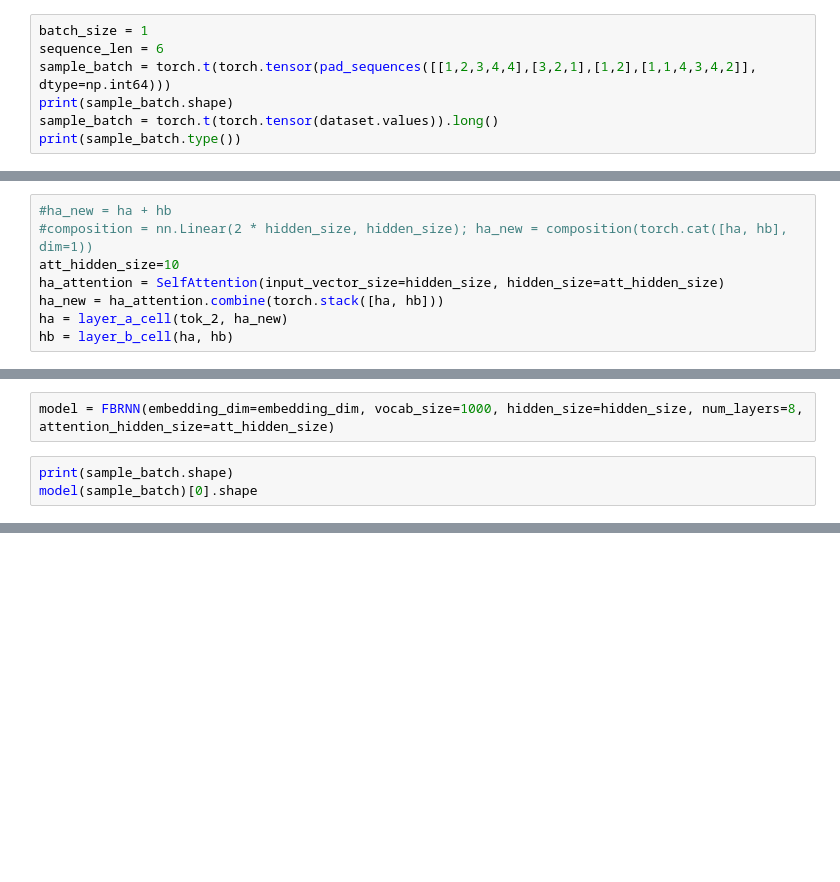
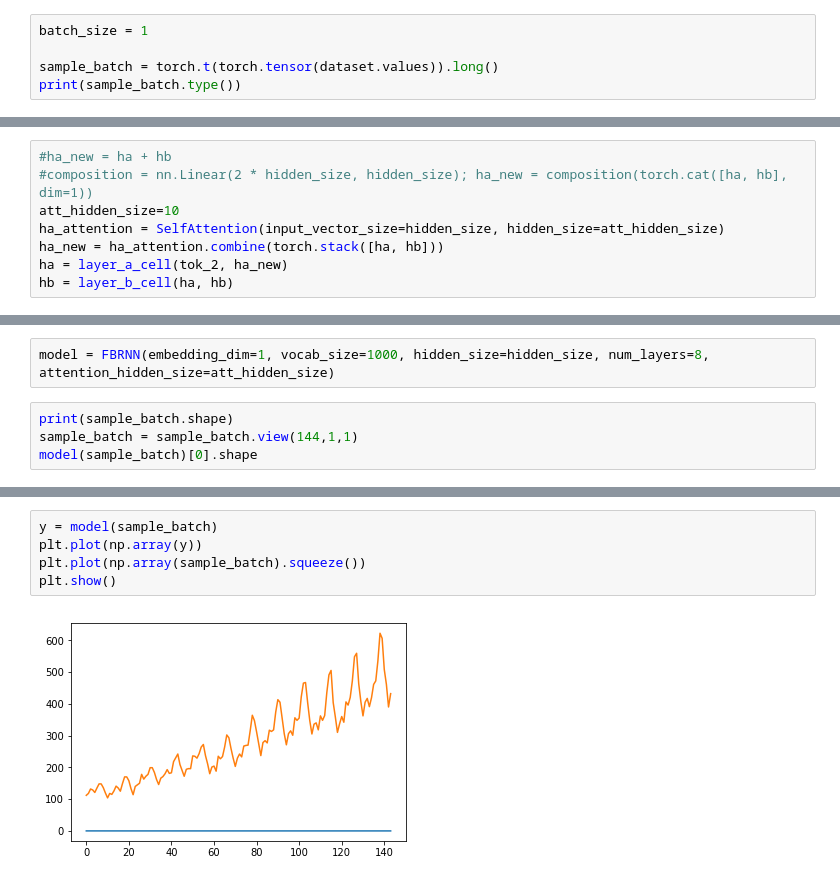
Before and after one commit to jordanott/FBRNN, a Jupyter notebook: Notebooks/FeedBackRNN.ipynb, the cells around one changed output, grey strips where cells are left out. Saved outputs shown, nothing was run; the diff lists cells and outputs as text; blank space fills up the shorter version.

```diff
--- a/Notebooks/FeedBackRNN.ipynb
+++ b/Notebooks/FeedBackRNN.ipynb
@@ -32,9 +34,7 @@ plt.show()
 [figure]
 # %%
 batch_size = 1
-sequence_len = 6
-sample_batch = torch.t(torch.tensor(pad_sequences([[1,2,3,4,4],[3,2,1],[1,2],[1,1,4,3,4,2]], dtype=np.int64)))
-print(sample_batch.shape)
+
 sample_batch = torch.t(torch.tensor(dataset.values)).long()
 print(sample_batch.type())
 # %% [output]
@@ -82,6 +170,7 @@ hb = layer_b_cell(ha, hb)
 # %%
-model = FBRNN(embedding_dim=embedding_dim, vocab_size=1000, hidden_size=hidden_size, num_layers=8, attention_hidden_size=att_hidden_size)
+model = FBRNN(embedding_dim=1, vocab_size=1000, hidden_size=hidden_size, num_layers=8, attention_hidden_size=att_hidden_size)
 # %%
 print(sample_batch.shape)
+sample_batch = sample_batch.view(144,1,1)
 model(sample_batch)[0].shape
 # %% [output]
@@ -99,0 +213,7 @@ IndexError: tuple index out of range
+# %%
+y = model(sample_batch)
+plt.plot(np.array(y))
+plt.plot(np.array(sample_batch).squeeze())
+plt.show()
+# %% [output]
+[figure, added]
```
Also changed, not shown: parts of 7 cells of this notebook.
